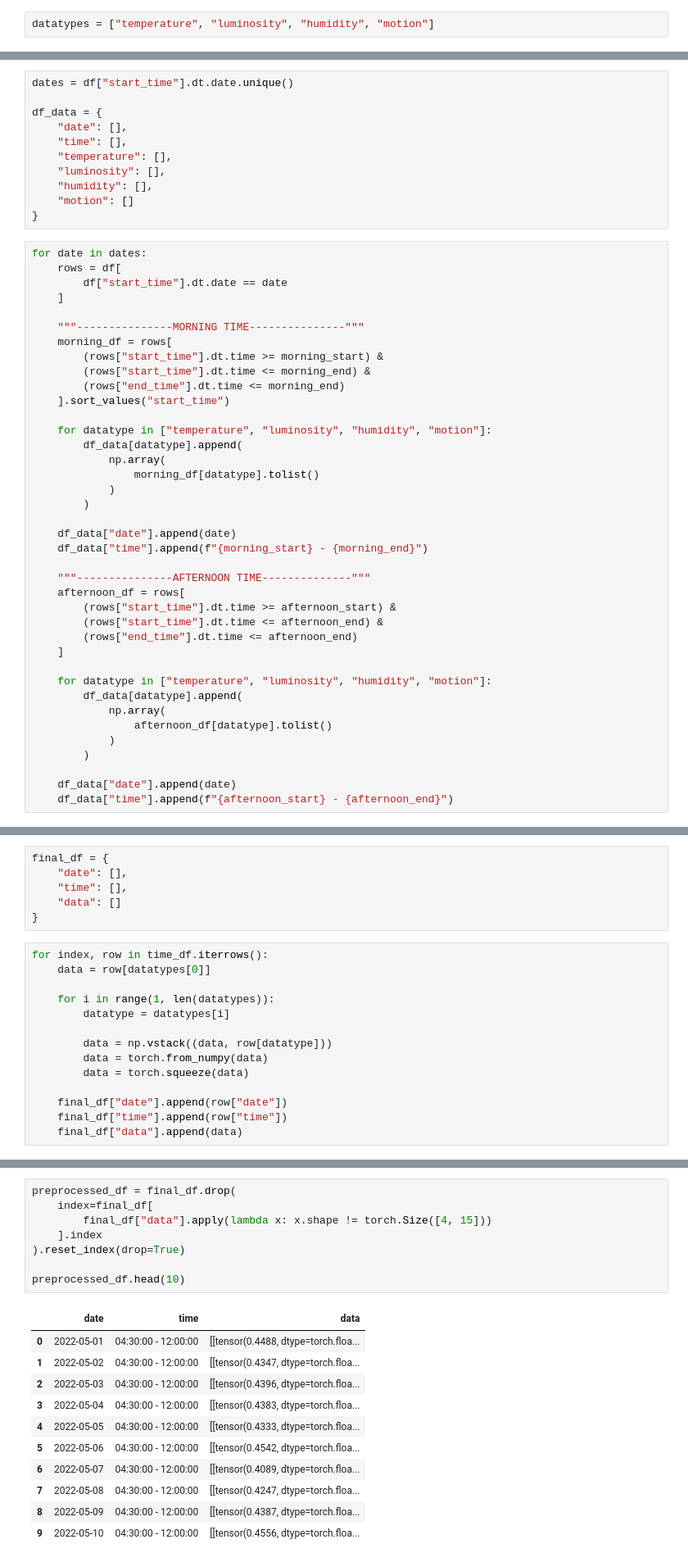
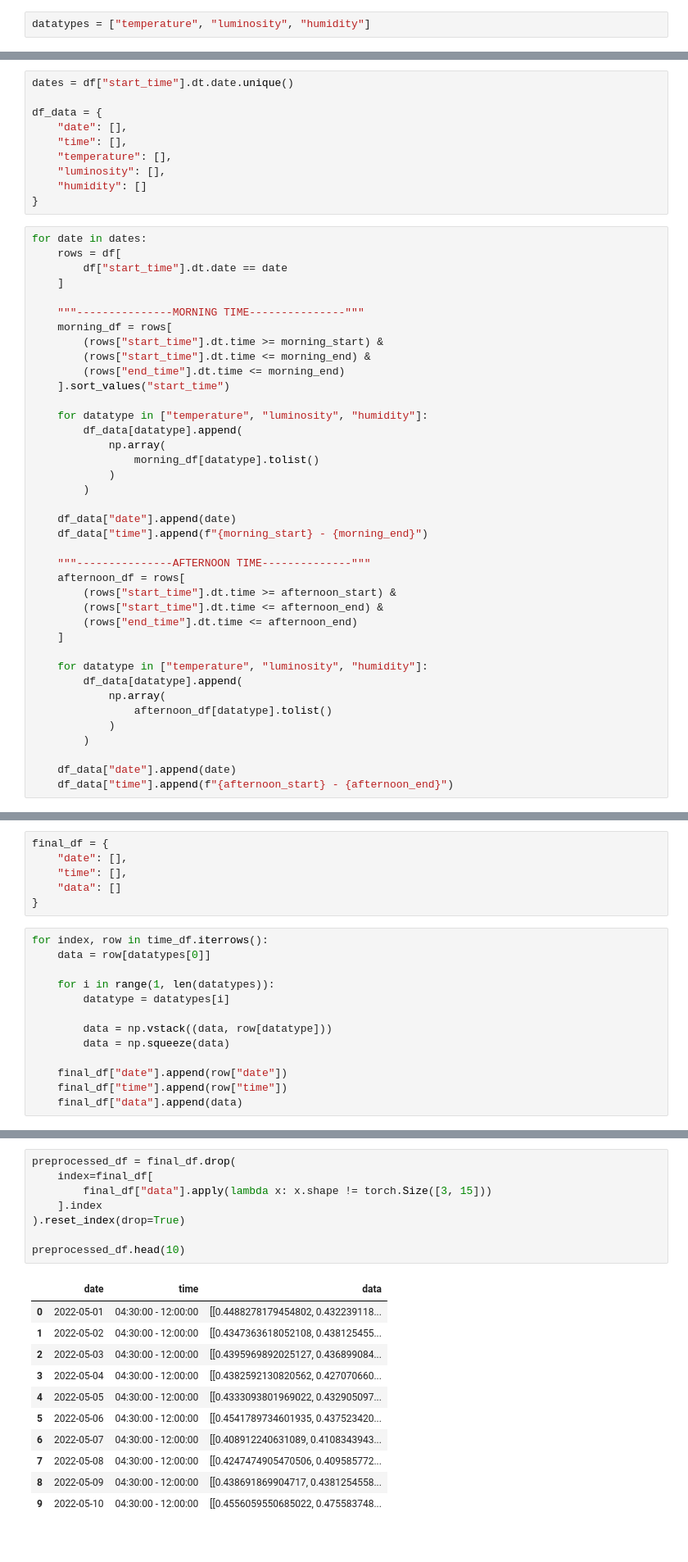
Before and after one commit to nguyenddat/Cluster_multidimension_data, a Jupyter notebook: clustering.ipynb, the cells around one changed output, grey strips where cells are left out. Shown at 82% size. Cells and saved outputs as stored; diff of their text form.

```diff
--- a/clustering.ipynb
+++ b/clustering.ipynb
@@ -17,5 +25,5 @@ df.head()
 # %%
-datatypes = ["temperature", "luminosity", "humidity", "motion"]
+datatypes = ["temperature", "luminosity", "humidity"]
 # %%
 morning_start = pd.to_datetime("04:30:00").time()
 morning_end = pd.to_datetime("12:00:00").time()
@@ -30,8 +38,7 @@ df_data = {
     "time": [],
     "temperature": [],
     "luminosity": [],
-    "humidity": [],
-    "motion": []
+    "humidity": []
 }
 # %%
 for date in dates:
@@ -46,7 +53,7 @@ for date in dates:
         (rows["end_time"].dt.time <= morning_end)
     ].sort_values("start_time")
 
-    for datatype in ["temperature", "luminosity", "humidity", "motion"]:
+    for datatype in ["temperature", "luminosity", "humidity"]:
         df_data[datatype].append(
             np.array(
                 morning_df[datatype].tolist()
@@ -63,7 +70,7 @@ for date in dates:
         (rows["end_time"].dt.time <= afternoon_end)
     ]
 
-    for datatype in ["temperature", "luminosity", "humidity", "motion"]:
+    for datatype in ["temperature", "luminosity", "humidity"]:
         df_data[datatype].append(
             np.array(
                 afternoon_df[datatype].tolist()
@@ -101,8 +108,7 @@ for index, row in time_df.iterrows():
         datatype = datatypes[i]
 
         data = np.vstack((data, row[datatype]))
-        data = torch.from_numpy(data)
-        data = torch.squeeze(data)
+        data = np.squeeze(data)
 
     final_df["date"].append(row["date"])
     final_df["time"].append(row["time"])
@@ -135,21 +142,21 @@ torch.Size([4, 15])
 # %%
 preprocessed_df = final_df.drop(
     index=final_df[
-        final_df["data"].apply(lambda x: x.shape != torch.Size([4, 15]))
+        final_df["data"].apply(lambda x: x.shape != torch.Size([3, 15]))
     ].index
 ).reset_index(drop=True)
 
 preprocessed_df.head(10)
 # %% [output]
 |  | date | time | data |
-| 0 | 2022-05-01 | 04:30:00 - 12:00:00 | [[tensor(0.4488, dtype=torch.floa... |
-| 1 | 2022-05-02 | 04:30:00 - 12:00:00 | [[tensor(0.4347, dtype=torch.floa... |
-| 2 | 2022-05-03 | 04:30:00 - 12:00:00 | [[tensor(0.4396, dtype=torch.floa... |
-| 3 | 2022-05-04 | 04:30:00 - 12:00:00 | [[tensor(0.4383, dtype=torch.floa... |
-| 4 | 2022-05-05 | 04:30:00 - 12:00:00 | [[tensor(0.4333, dtype=torch.floa... |
-| 5 | 2022-05-06 | 04:30:00 - 12:00:00 | [[tensor(0.4542, dtype=torch.floa... |
-| 6 | 2022-05-07 | 04:30:00 - 12:00:00 | [[tensor(0.4089, dtype=torch.floa... |
-| 7 | 2022-05-08 | 04:30:00 - 12:00:00 | [[tensor(0.4247, dtype=torch.floa... |
-| 8 | 2022-05-09 | 04:30:00 - 12:00:00 | [[tensor(0.4387, dtype=torch.floa... |
-| 9 | 2022-05-10 | 04:30:00 - 12:00:00 | [[tensor(0.4556, dtype=torch.floa... |
+| 0 | 2022-05-01 | 04:30:00 - 12:00:00 | [[0.4488278179454802, 0.432239118... |
+| 1 | 2022-05-02 | 04:30:00 - 12:00:00 | [[0.4347363618052108, 0.438125455... |
+| 2 | 2022-05-03 | 04:30:00 - 12:00:00 | [[0.4395969892025127, 0.436899084... |
+| 3 | 2022-05-04 | 04:30:00 - 12:00:00 | [[0.4382592130820562, 0.427070660... |
+| 4 | 2022-05-05 | 04:30:00 - 12:00:00 | [[0.4333093801969022, 0.432905097... |
+| 5 | 2022-05-06 | 04:30:00 - 12:00:00 | [[0.4541789734601935, 0.437523420... |
+| 6 | 2022-05-07 | 04:30:00 - 12:00:00 | [[0.408912240631089, 0.4108343943... |
+| 7 | 2022-05-08 | 04:30:00 - 12:00:00 | [[0.4247474905470506, 0.409585772... |
+| 8 | 2022-05-09 | 04:30:00 - 12:00:00 | [[0.438691869904717, 0.4381254558... |
+| 9 | 2022-05-10 | 04:30:00 - 12:00:00 | [[0.4556059550685022, 0.475583748... |
 # %%
```
Also changed, not shown: parts of 19 cells of this notebook, 2 other files.
